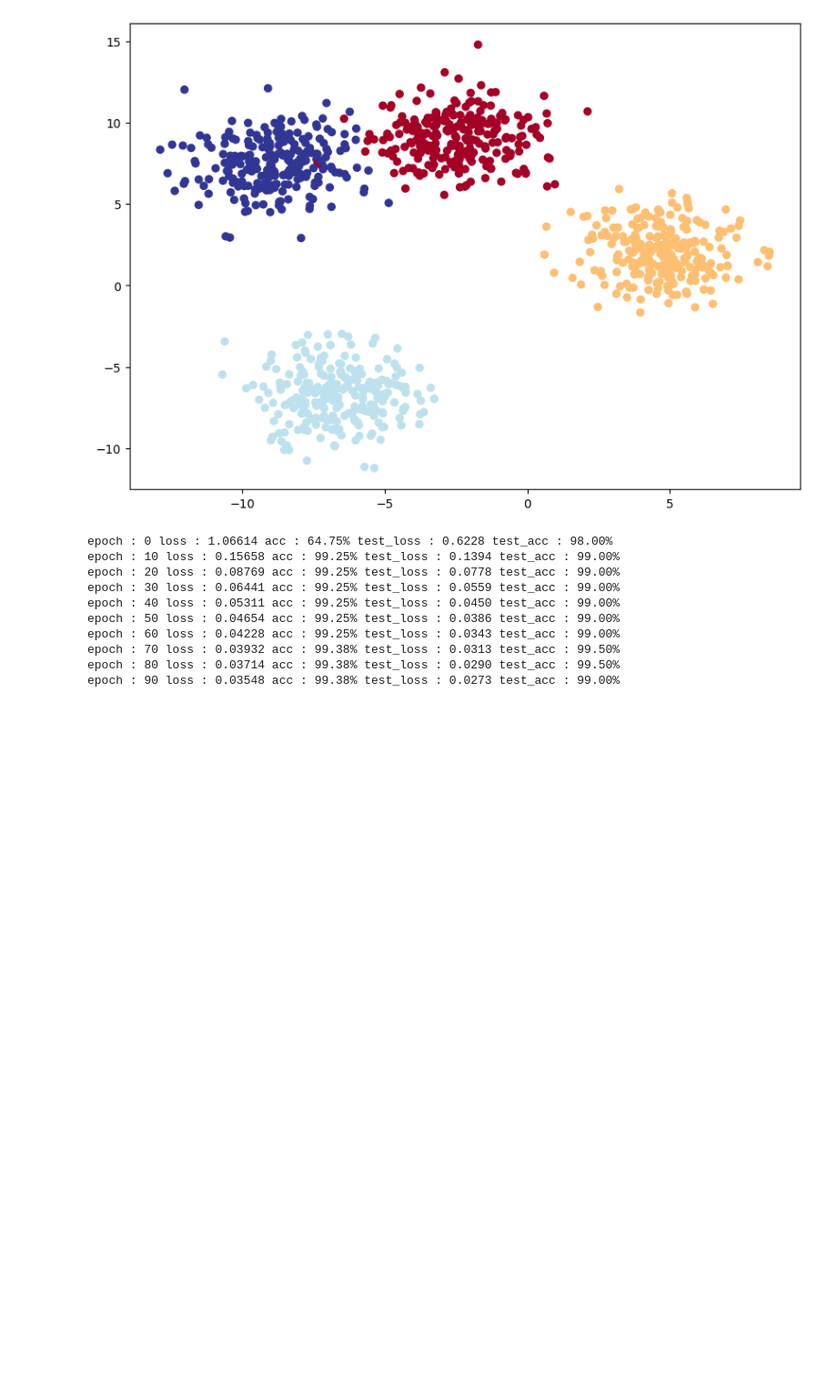
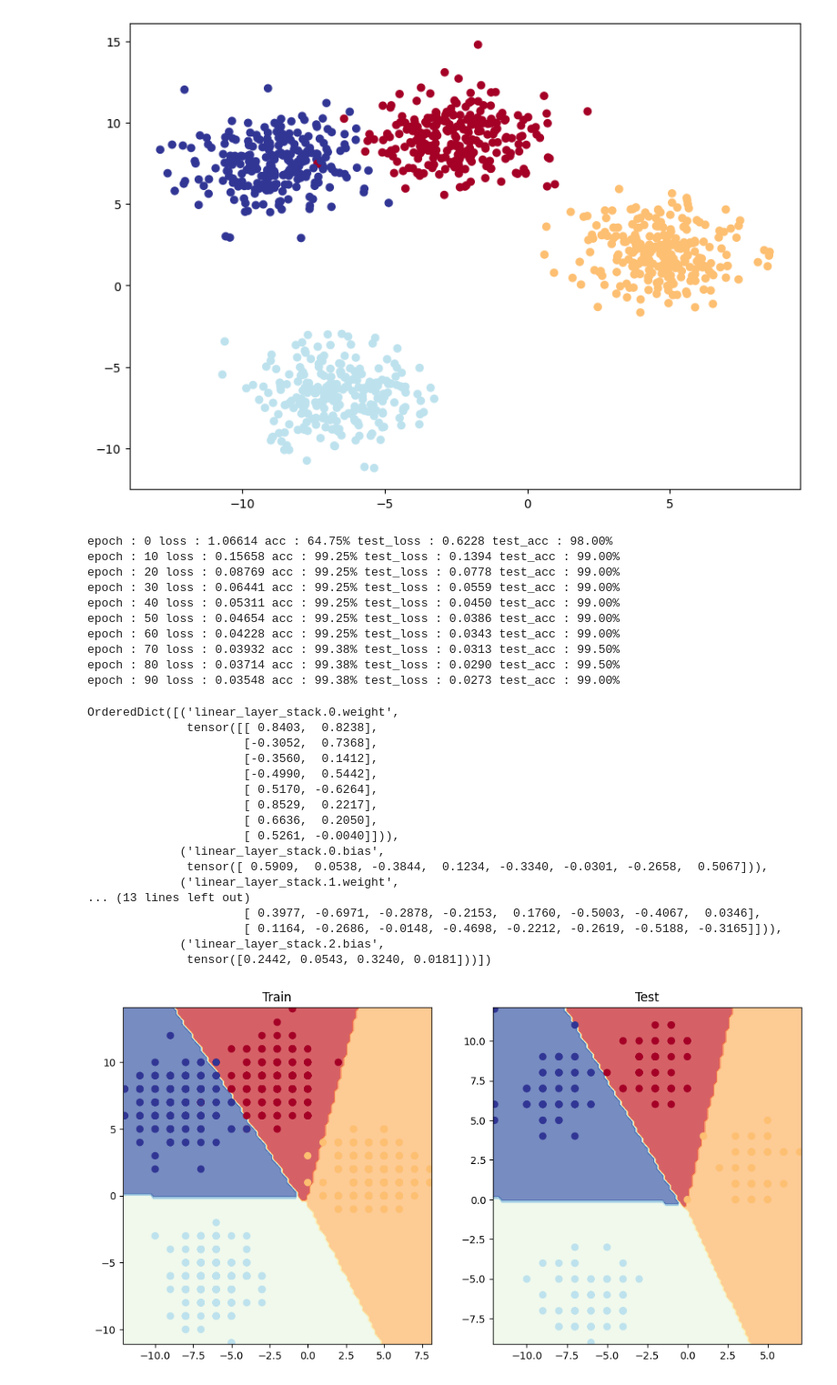
Before and after one commit to abdrhmner/deep-learning-by-pytorch, a Jupyter notebook: 1.ipynb, the cells around one changed output. Shown at 91% size. Drawn from its saved outputs; the diff is of its cells as text; code cells hidden in the pictures; blank space fills up the shorter version.

```diff
--- a/1.ipynb
+++ b/1.ipynb
@@ -806,3 +806,31 @@ epoch : 60 loss : 0.04228 acc : 99.25% test_loss : 0.0343 test_acc : 99.00%
 epoch : 70 loss : 0.03932 acc : 99.38% test_loss : 0.0313 test_acc : 99.50%
 epoch : 80 loss : 0.03714 acc : 99.38% test_loss : 0.0290 test_acc : 99.50%
 epoch : 90 loss : 0.03548 acc : 99.38% test_loss : 0.0273 test_acc : 99.00%
+# %%
+plt.figure(figsize=(12,6))
+plt.subplot(1,2,1)
+plt.title("Train")
+plot_decision_boundary(model_blob,X_blob_train.cpu(),y_blob_train.cpu())
+plt.subplot(1,2,2)
+plt.title("Test")
+plot_decision_boundary(model_blob,X_blob_test.cpu(),y_blob_test.cpu())
+model_blob.state_dict()
+# %% [output]
+OrderedDict([('linear_layer_stack.0.weight',
+              tensor([[ 0.8403,  0.8238],
+                      [-0.3052,  0.7368],
+                      [-0.3560,  0.1412],
+                      [-0.4990,  0.5442],
+                      [ 0.5170, -0.6264],
+                      [ 0.8529,  0.2217],
+                      [ 0.6636,  0.2050],
+                      [ 0.5261, -0.0040]])),
+             ('linear_layer_stack.0.bias',
+              tensor([ 0.5909,  0.0538, -0.3844,  0.1234, -0.3340, -0.0301, -0.2658,  0.5067])),
+             ('linear_layer_stack.1.weight',
+... (13 lines left out)
+                      [ 0.3977, -0.6971, -0.2878, -0.2153,  0.1760, -0.5003, -0.4067,  0.0346],
+                      [ 0.1164, -0.2686, -0.0148, -0.4698, -0.2212, -0.2619, -0.5188, -0.3165]])),
+             ('linear_layer_stack.2.bias',
+              tensor([0.2442, 0.0543, 0.3240, 0.0181]))])
+[figure, added]
```
